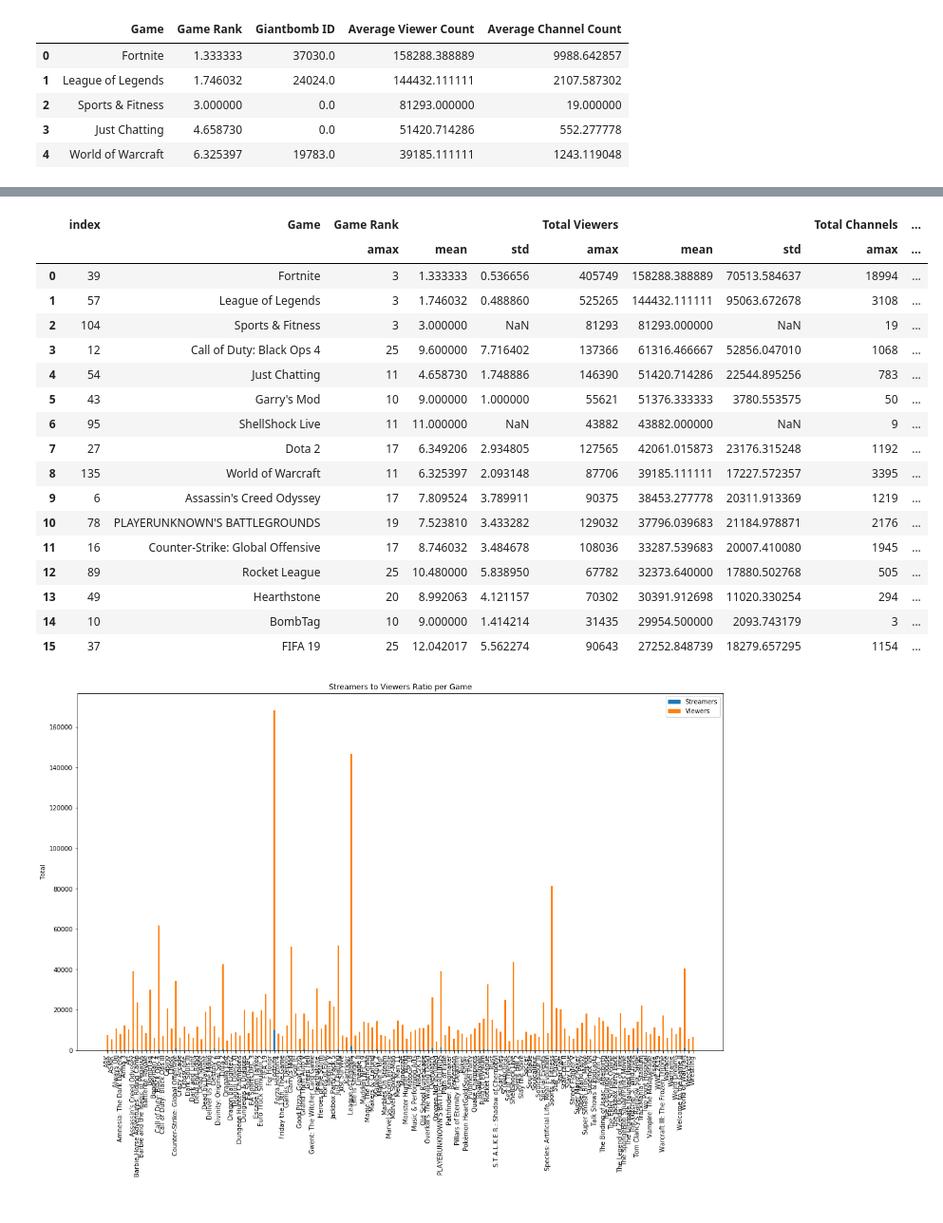
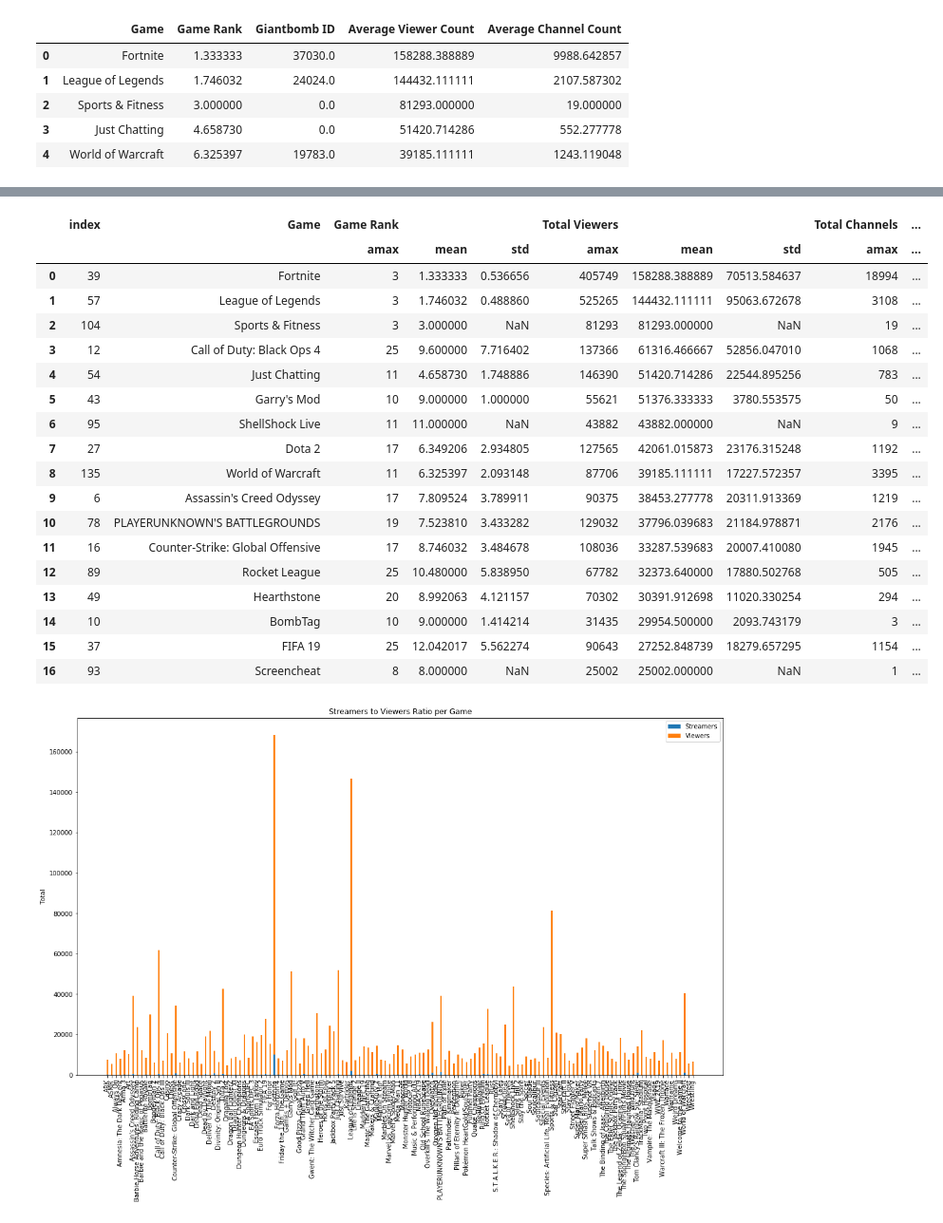
Before and after one commit to mbhimasani/Twitch_Analysis, a Jupyter notebook: streamers_vs_viewers.ipynb, the cells around one changed output, grey strips where cells are left out. Shown at 95% size. Drawn from its saved outputs; the diff is of its cells as text; code cells hidden in the pictures.

```diff
--- a/streamers_vs_viewers.ipynb
+++ b/streamers_vs_viewers.ipynb
@@ -80,30 +80,31 @@ stats.head(25)
 # %%
 #DataFrame 3 - get only the games that have > 27000 viewers. this will help identify specific points in the scatterplots
 
 sort_viewers = stats.sort_values(('Total Viewers','mean'), ascending=False)
 #dropcolumns = sort_viewers.drop(["Game Rank"], axis = 1, level=0)
-top_viewers = sort_viewers.loc[sort_viewers['Total Viewers']['mean'] > 27000]
+top_viewers = sort_viewers.loc[sort_viewers['Total Viewers']['mean'] > 25000]
 top_viewers = top_viewers.reset_index(level=0)
 top_viewers.head(50)
 # %% [output]
 |  | index | Game | Game Rank |  |  | Total Viewers |  |  | Total Channels | ... |
 |  |  |  | amax | mean | std | amax | mean | std | amax | ... |
 | 0 | 39 | Fortnite | 3 | 1.333333 | 0.536656 | 405749 | 158288.388889 | 70513.584637 | 18994 | ... |
 | 1 | 57 | League of Legends | 3 | 1.746032 | 0.488860 | 525265 | 144432.111111 | 95063.672678 | 3108 | ... |
 | 2 | 104 | Sports & Fitness | 3 | 3.000000 | NaN | 81293 | 81293.000000 | NaN | 19 | ... |
 | 3 | 12 | Call of Duty: Black Ops 4 | 25 | 9.600000 | 7.716402 | 137366 | 61316.466667 | 52856.047010 | 1068 | ... |
 | 4 | 54 | Just Chatting | 11 | 4.658730 | 1.748886 | 146390 | 51420.714286 | 22544.895256 | 783 | ... |
 | 5 | 43 | Garry's Mod | 10 | 9.000000 | 1.000000 | 55621 | 51376.333333 | 3780.553575 | 50 | ... |
 | 6 | 95 | ShellShock Live | 11 | 11.000000 | NaN | 43882 | 43882.000000 | NaN | 9 | ... |
 | 7 | 27 | Dota 2 | 17 | 6.349206 | 2.934805 | 127565 | 42061.015873 | 23176.315248 | 1192 | ... |
 | 8 | 135 | World of Warcraft | 11 | 6.325397 | 2.093148 | 87706 | 39185.111111 | 17227.572357 | 3395 | ... |
 | 9 | 6 | Assassin's Creed Odyssey | 17 | 7.809524 | 3.789911 | 90375 | 38453.277778 | 20311.913369 | 1219 | ... |
 | 10 | 78 | PLAYERUNKNOWN'S BATTLEGROUNDS | 19 | 7.523810 | 3.433282 | 129032 | 37796.039683 | 21184.978871 | 2176 | ... |
 | 11 | 16 | Counter-Strike: Global Offensive | 17 | 8.746032 | 3.484678 | 108036 | 33287.539683 | 20007.410080 | 1945 | ... |
 | 12 | 89 | Rocket League | 25 | 10.480000 | 5.838950 | 67782 | 32373.640000 | 17880.502768 | 505 | ... |
 | 13 | 49 | Hearthstone | 20 | 8.992063 | 4.121157 | 70302 | 30391.912698 | 11020.330254 | 294 | ... |
 | 14 | 10 | BombTag | 10 | 9.000000 | 1.414214 | 31435 | 29954.500000 | 2093.743179 | 3 | ... |
 | 15 | 37 | FIFA 19 | 25 | 12.042017 | 5.562274 | 90643 | 27252.848739 | 18279.657295 | 1154 | ... |
+| 16 | 93 | Screencheat | 8 | 8.000000 | NaN | 25002 | 25002.000000 | NaN | 1 | ... |
 # %%
 # Stacked bar graph.. not very helpful
 
```
Also changed, not shown: parts of 3 cells of this notebook.
